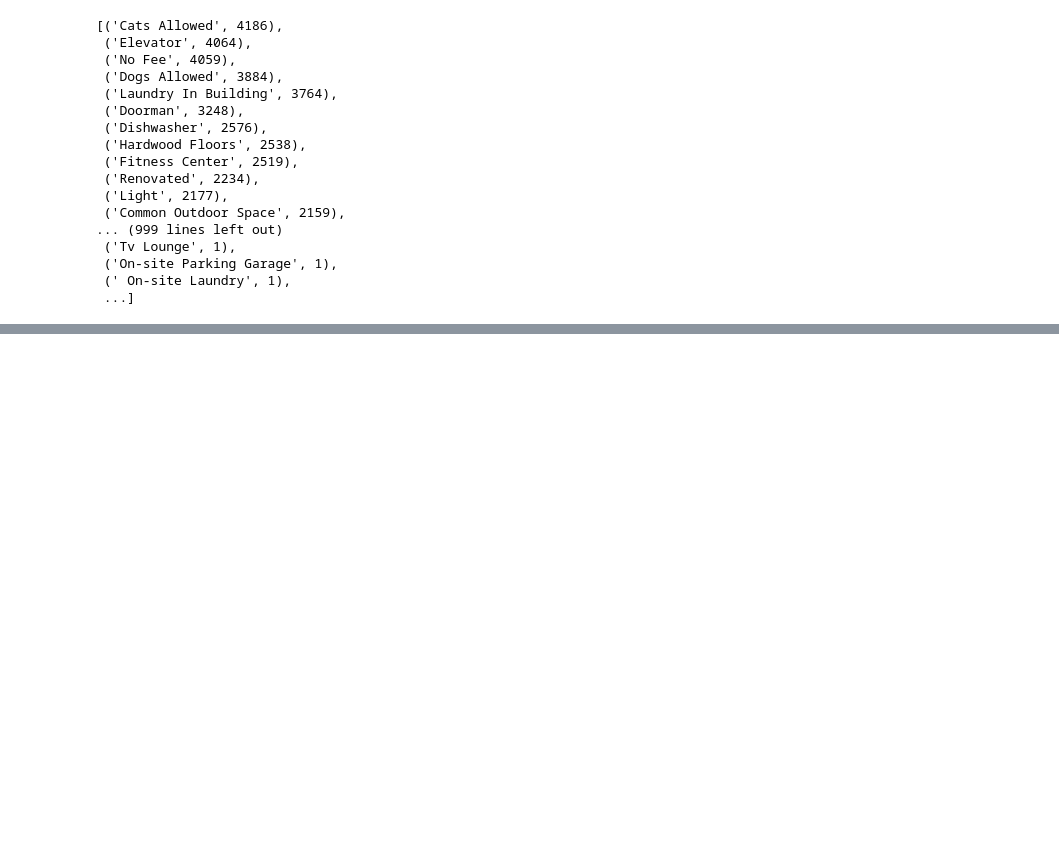
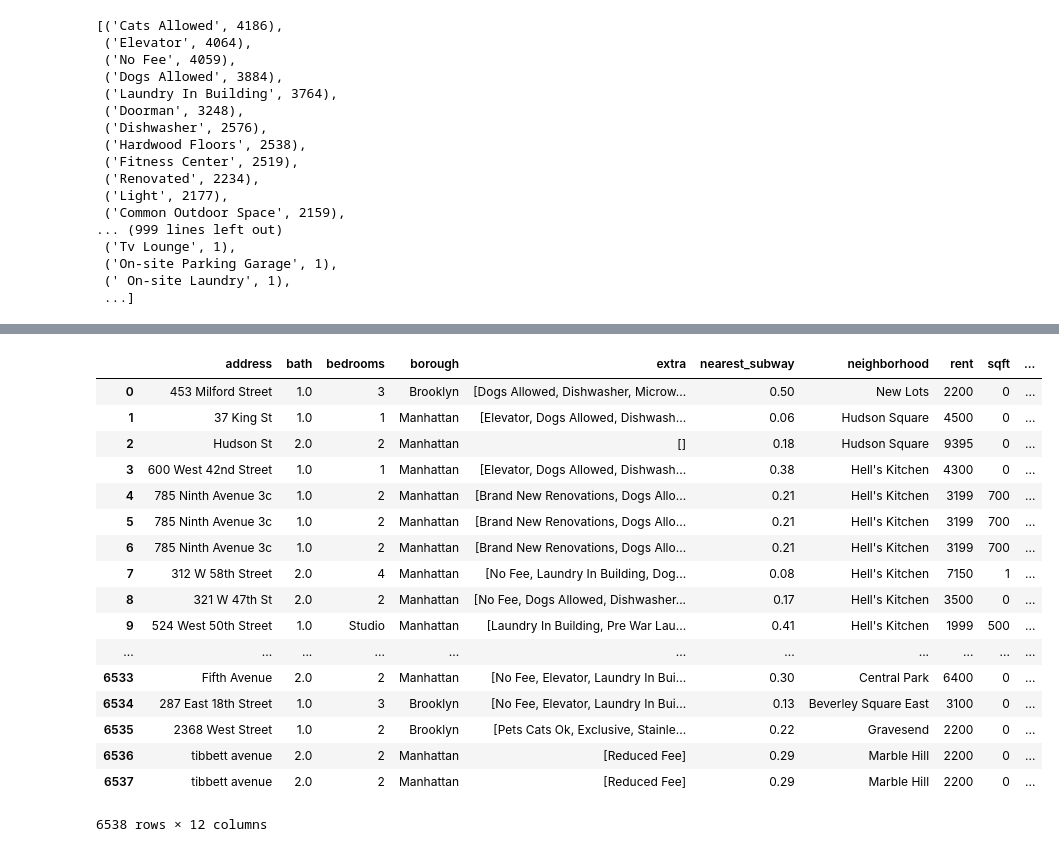
Before and after one commit to amitrani6/nyc_asking_rent_regression, a Jupyter notebook: Main Dataframe EDA Work.ipynb, the cells around one changed output, grey strips where cells are left out. Saved outputs shown, nothing was run; the diff lists cells and outputs as text; code cells hidden in the pictures; blank space fills up the shorter version.

```diff
--- a/Main Dataframe EDA Work.ipynb
+++ b/Main Dataframe EDA Work.ipynb
@@ -414,0 +388,28 @@ for i, row in test.iterrows():
+# %%
+#The following code will make the elements of the extras column uniform by making all elements title case, removing spaces from the first line, ect.
+
+for i, row in test.iterrows():
+
+    test.at[i,'extra'] = list(set(list(map(lambda element: str(element.strip().title().replace('-', ' ')), ast.literal_eval(test.extra[i])))))
+    #test.at[i,'extra'] = list(filter(None, list(set(ast.literal_eval(test.extra[i])))))
+    #the above cleaned duplicates in the extras column
+test
+# %% [output]
+|  | address | bath | bedrooms | borough | extra | nearest_subway | neighborhood | rent | sqft | ... |
+| 0 | 453 Milford Street | 1.0 | 3 | Brooklyn | [Dogs Allowed, Dishwasher, Microw... | 0.50 | New Lots | 2200 | 0 | ... |
+| 1 | 37 King St | 1.0 | 1 | Manhattan | [Elevator, Dogs Allowed, Dishwash... | 0.06 | Hudson Square | 4500 | 0 | ... |
+| 2 | Hudson St | 2.0 | 2 | Manhattan | [] | 0.18 | Hudson Square | 9395 | 0 | ... |
+| 3 | 600 West 42nd Street | 1.0 | 1 | Manhattan | [Elevator, Dogs Allowed, Dishwash... | 0.38 | Hell's Kitchen | 4300 | 0 | ... |
+| 4 | 785 Ninth Avenue 3c | 1.0 | 2 | Manhattan | [Brand New Renovations, Dogs Allo... | 0.21 | Hell's Kitchen | 3199 | 700 | ... |
+| 5 | 785 Ninth Avenue 3c | 1.0 | 2 | Manhattan | [Brand New Renovations, Dogs Allo... | 0.21 | Hell's Kitchen | 3199 | 700 | ... |
+| 6 | 785 Ninth Avenue 3c | 1.0 | 2 | Manhattan | [Brand New Renovations, Dogs Allo... | 0.21 | Hell's Kitchen | 3199 | 700 | ... |
+| 7 | 312 W 58th Street | 2.0 | 4 | Manhattan | [No Fee, Laundry In Building, Dog... | 0.08 | Hell's Kitchen | 7150 | 1 | ... |
+| 8 | 321 W 47th St | 2.0 | 2 | Manhattan | [No Fee, Dogs Allowed, Dishwasher... | 0.17 | Hell's Kitchen | 3500 | 0 | ... |
+| 9 | 524 West 50th Street | 1.0 | Studio | Manhattan | [Laundry In Building, Pre War Lau... | 0.41 | Hell's Kitchen | 1999 | 500 | ... |
+| ... | ... | ... | ... | ... | ... | ... | ... | ... | ... | ... |
+| 6533 | Fifth Avenue | 2.0 | 2 | Manhattan | [No Fee, Elevator, Laundry In Bui... | 0.30 | Central Park | 6400 | 0 | ... |
+| 6534 | 287 East 18th Street | 1.0 | 3 | Brooklyn | [No Fee, Elevator, Laundry In Bui... | 0.13 | Beverley Square East | 3100 | 0 | ... |
+| 6535 | 2368 West Street | 1.0 | 2 | Brooklyn | [Pets Cats Ok, Exclusive, Stainle... | 0.22 | Gravesend | 2200 | 0 | ... |
+| 6536 | tibbett avenue | 2.0 | 2 | Manhattan | [Reduced Fee] | 0.29 | Marble Hill | 2200 | 0 | ... |
+| 6537 | tibbett avenue | 2.0 | 2 | Manhattan | [Reduced Fee] | 0.29 | Marble Hill | 2200 | 0 | ... |
+6538 rows × 12 columns
```
Also changed, not shown: parts of 58 cells of this notebook, 6 other files.
